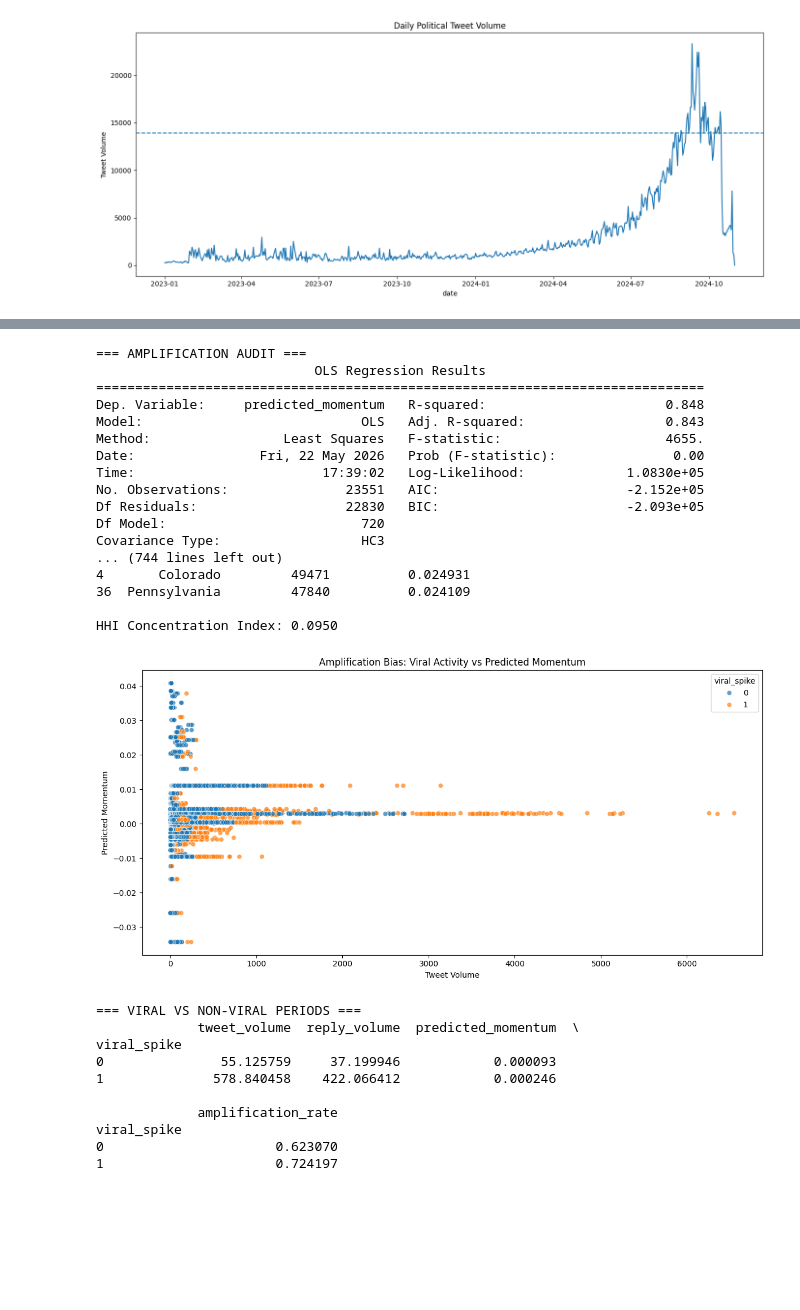
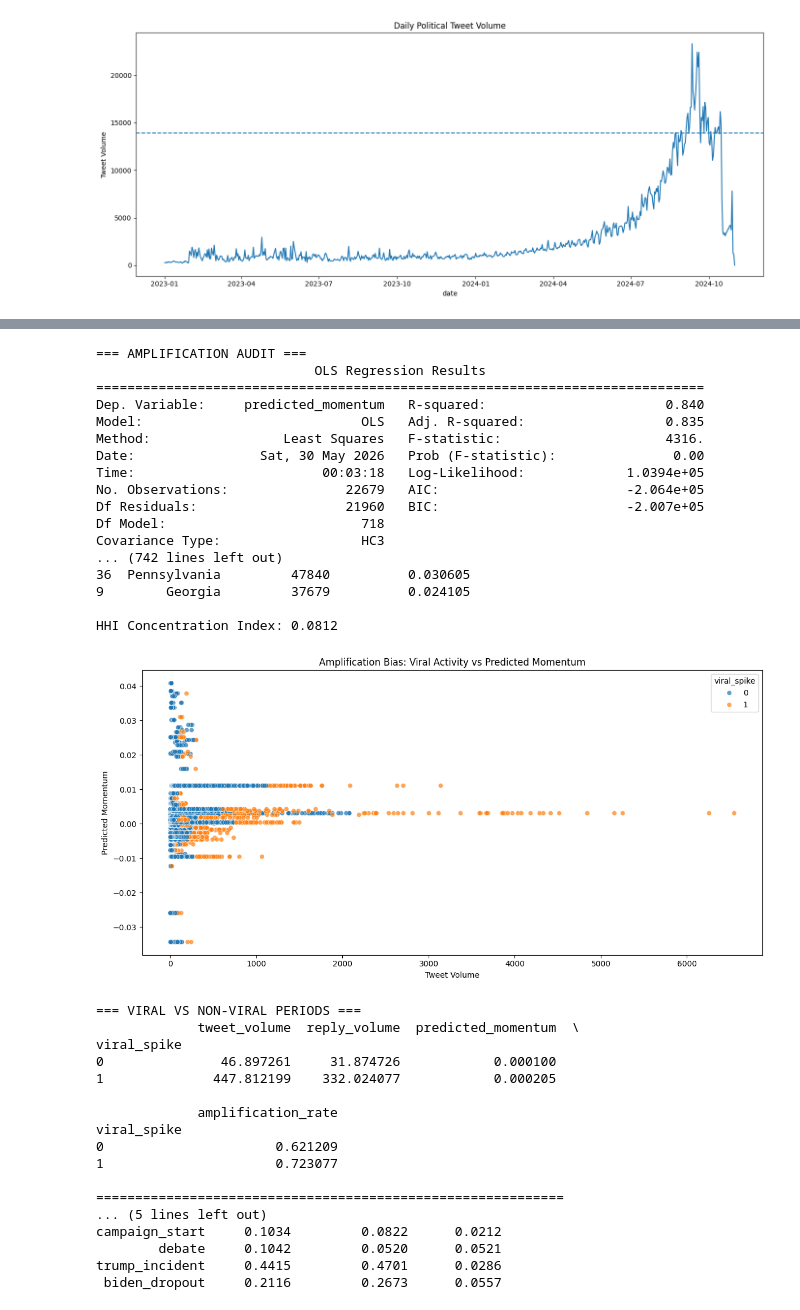
Before and after one commit to ZhangPeiLin2004/US_Election, a Jupyter notebook: notebooks/Pollpred.ipynb, the cells around one changed output, grey strips where cells are left out. Saved outputs shown, nothing was run; the diff lists cells and outputs as text; code cells hidden in the pictures; blank space fills up the shorter version.

```diff
--- a/notebooks/Pollpred.ipynb
+++ b/notebooks/Pollpred.ipynb
@@ -216,7 +248,7 @@ Panel: 23,552 state-days, 50 states
 # ================================
 
 results = pd.read_csv(
-    r"E:\Csci_3\US_Election\Peilin\trump_vs_harris_margins.csv"
+    r"E:\Csci_3\US_Election\data\trump_vs_harris_margins.csv"
 )
 
 results.rename(columns={
@@ -872,53 +965,95 @@ sns.scatterplot(
 
 plt.title(
     "Amplification Bias: Viral Activity vs Predicted Momentum"
 )
 
 plt.xlabel("Tweet Volume")
 plt.ylabel("Predicted Momentum")
 
 plt.tight_layout()
 plt.show()
 
 # ------------------------------------------
 # 6. EVENT-LEVEL AMPLIFICATION
 # ------------------------------------------
 
 event_summary = daily.groupby("viral_spike").agg({
     "tweet_volume": "mean",
     "reply_volume": "mean",
     "predicted_momentum": "mean",
     "amplification_rate": "mean"
 })
 
 print("\n=== VIRAL VS NON-VIRAL PERIODS ===")
 print(event_summary)
+
+# ================================
+# 18. AMPLIFICATION AUDIT  [C: viral-spike sensitivity, mitigation 2]
+# ================================
+# Flag within-state viral spike days and re-estimate each event DiD with
+# spikes removed. If coefficients move sharply, the effect is driven by
+# amplified viral activity rather than a stable shift.
+SPIKE_QUANTILE = 0.95
+daily["state_spike_cut"] = daily.groupby("state")["tweet_volume"].transform(
+    lambda x: x.quantile(SPIKE_QUANTILE)
+)
+daily["is_spike_day"] = (daily["tweet_volume"] > daily["state_spike_cut"]).astype(int)
+n_spike = int(daily["is_spike_day"].sum())
+
+daily_no_spike = daily[daily["is_spike_day"] == 0].copy()
+
+amp_rows = []
+for event_name in events:
+    full_model = run_event_did(daily, event_name)
+    ns_model = run_event_did(daily_no_spike, event_name)
+    did_col = f"{event_name}_did"
+    amp_rows.append({
+        "event": event_name,
+        "coef_full": (np.nan if full_model is None
+                      else full_model.params.get(did_col, np.nan)),
+        "coef_no_spike": (np.nan if ns_model is None
+                          else ns_model.params.get(did_col, np.nan)),
+    })
+
+amp = pd.DataFrame(amp_rows)
+amp["abs_change"] = (amp["coef_full"] - amp["coef_no_spike"]).abs()
+print(f"\n{'=' * 60}\n18. AMPLIFICATION AUDIT (spike sensitivity)\n{'=' * 60}")
+print(f"Spike days flagged (top {1 - SPIKE_QUANTILE:.0%} within state): {n_spike:,}")
+print("DiD coefficient with vs without viral spike days:")
+print(amp.round(4).to_string(index=False))
 # %% [output]
 === AMPLIFICATION AUDIT ===
                             OLS Regression Results
 ==============================================================================
-Dep. Variable:     predicted_momentum   R-squared:                       0.848
-Model:                            OLS   Adj. R-squared:                  0.843
-Method:                 Least Squares   F-statistic:                     4655.
-Date:                Fri, 22 May 2026   Prob (F-statistic):               0.00
-Time:                        17:39:02   Log-Likelihood:             1.0830e+05
-No. Observations:               23551   AIC:                        -2.152e+05
-Df Residuals:                   22830   BIC:                        -2.093e+05
-Df Model:                         720
+Dep. Variable:     predicted_momentum   R-squared:                       0.840
+Model:                            OLS   Adj. R-squared:                  0.835
+Method:                 Least Squares   F-statistic:                     4316.
+Date:                Sat, 30 May 2026   Prob (F-statistic):               0.00
+Time:                        00:03:18   Log-Likelihood:             1.0394e+05
+No. Observations:               22679   AIC:                        -2.064e+05
+Df Residuals:                   21960   BIC:                        -2.007e+05
+Df Model:                         718
 Covariance Type:                  HC3
-... (744 lines left out)
-4       Colorado         49471          0.024931
-36  Pennsylvania         47840          0.024109
+... (742 lines left out)
+36  Pennsylvania         47840          0.030605
+9        Georgia         37679          0.024105
 
-HHI Concentration Index: 0.0950
+HHI Concentration Index: 0.0812
-[figure, old version]
+[figure, new version]
 === VIRAL VS NON-VIRAL PERIODS ===
              tweet_volume  reply_volume  predicted_momentum  \
 viral_spike
-0               55.125759     37.199946            0.000093
-1              578.840458    422.066412            0.000246
+0               46.897261     31.874726            0.000100
+1              447.812199    332.024077            0.000205
 
              amplification_rate
 viral_spike
-0                      0.623070
-1                      0.724197
+0                      0.621209
+1                      0.723077
+
+============================================================
+... (5 lines left out)
+campaign_start     0.1034         0.0822      0.0212
+        debate     0.1042         0.0520      0.0521
+trump_incident     0.4415         0.4701      0.0286
+ biden_dropout     0.2116         0.2673      0.0557
```
Also changed, not shown: parts of 3 cells of this notebook, 1 other file.
